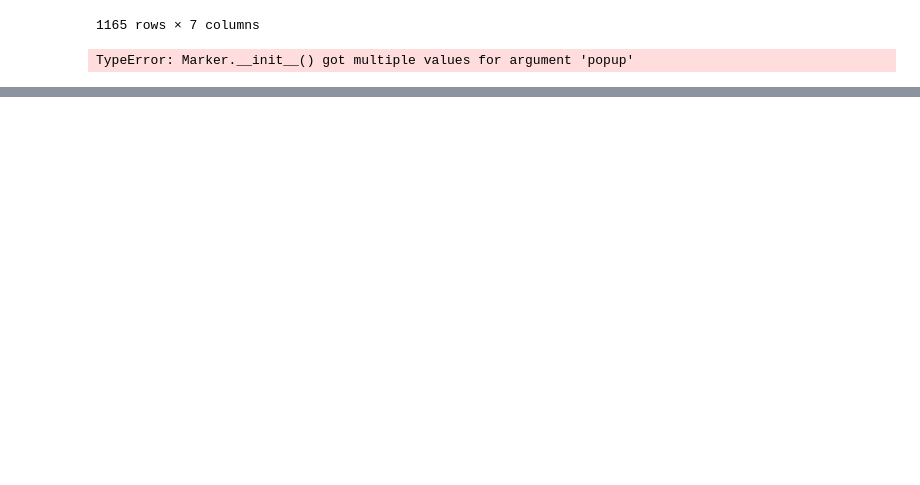
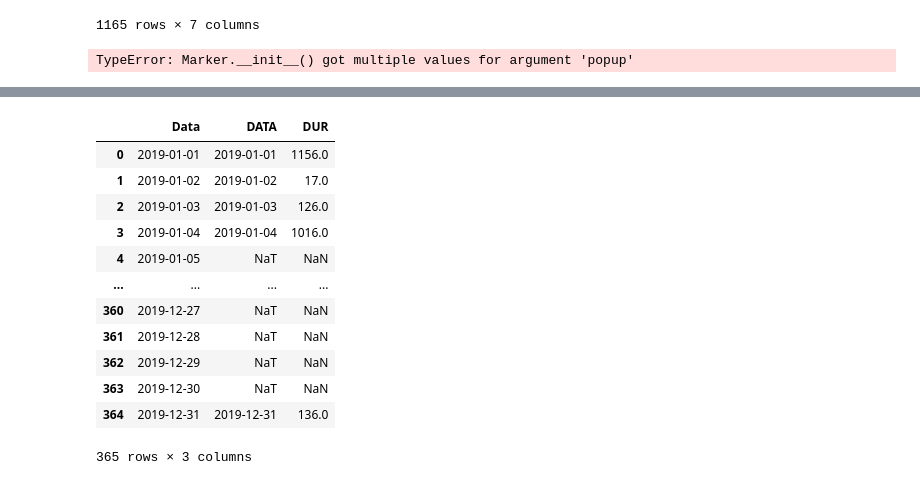
Before and after one commit to vitor-yuichi/analytics-tcc, a Jupyter notebook: app/database/data_ingestion.ipynb, the cells around one changed output, grey strips where cells are left out. Drawn from its saved outputs; the diff is of its cells as text; code cells hidden in the pictures; blank space fills up the shorter version.

```diff
--- a/app/database/data_ingestion.ipynb
+++ b/app/database/data_ingestion.ipynb
@@ -196,0 +304,16 @@ datetime.date(2019, 1, 10)
+# %%
+merged
+# %% [output]
+|  | Data | DATA | DUR |
+| 0 | 2019-01-01 | 2019-01-01 | 1156.0 |
+| 1 | 2019-01-02 | 2019-01-02 | 17.0 |
+| 2 | 2019-01-03 | 2019-01-03 | 126.0 |
+| 3 | 2019-01-04 | 2019-01-04 | 1016.0 |
+| 4 | 2019-01-05 | NaT | NaN |
+| ... | ... | ... | ... |
+| 360 | 2019-12-27 | NaT | NaN |
+| 361 | 2019-12-28 | NaT | NaN |
+| 362 | 2019-12-29 | NaT | NaN |
+| 363 | 2019-12-30 | NaT | NaN |
+| 364 | 2019-12-31 | 2019-12-31 | 136.0 |
+365 rows × 3 columns
```
Also changed, not shown: parts of 22 cells of this notebook, 2 other files.
